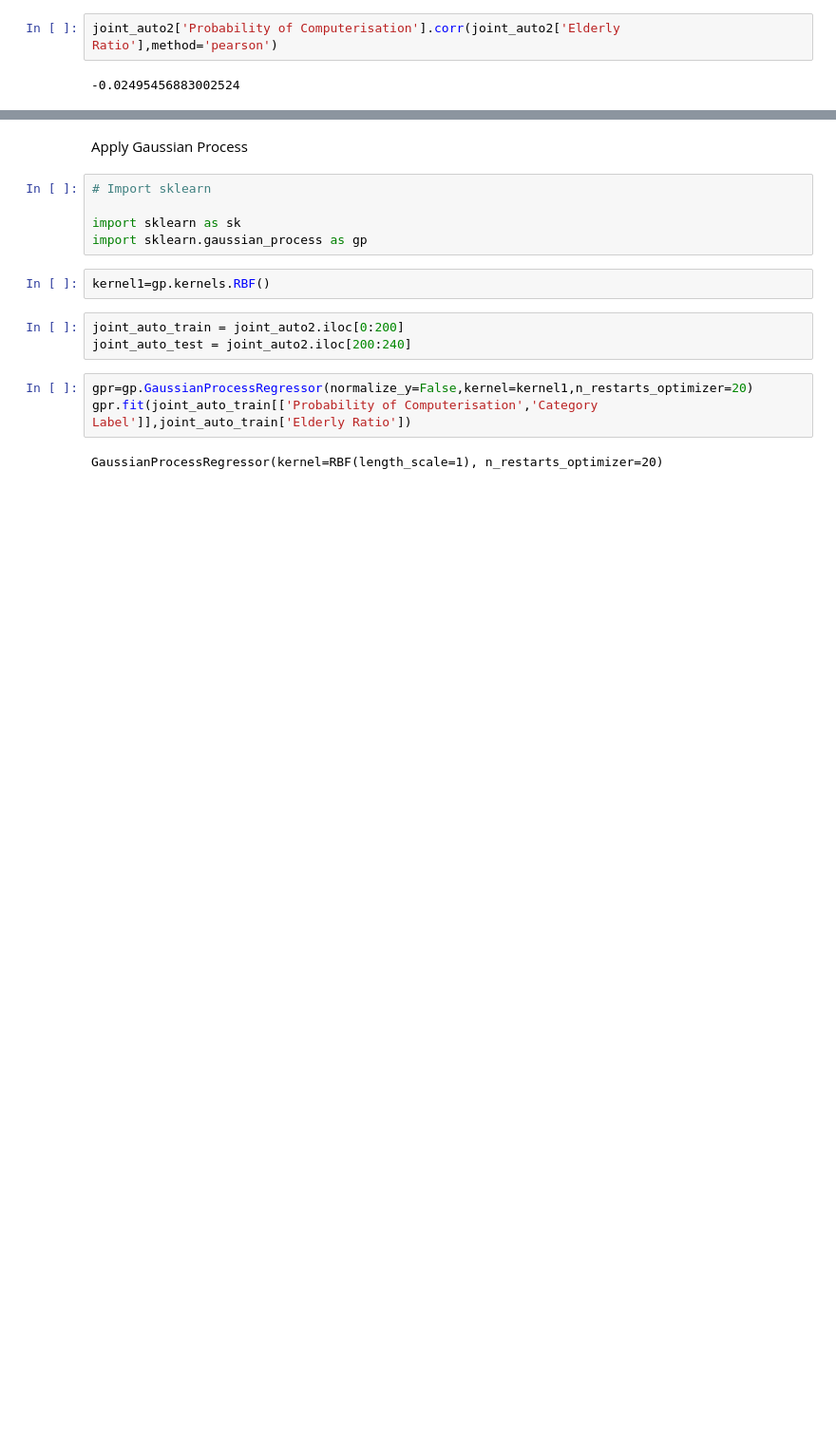
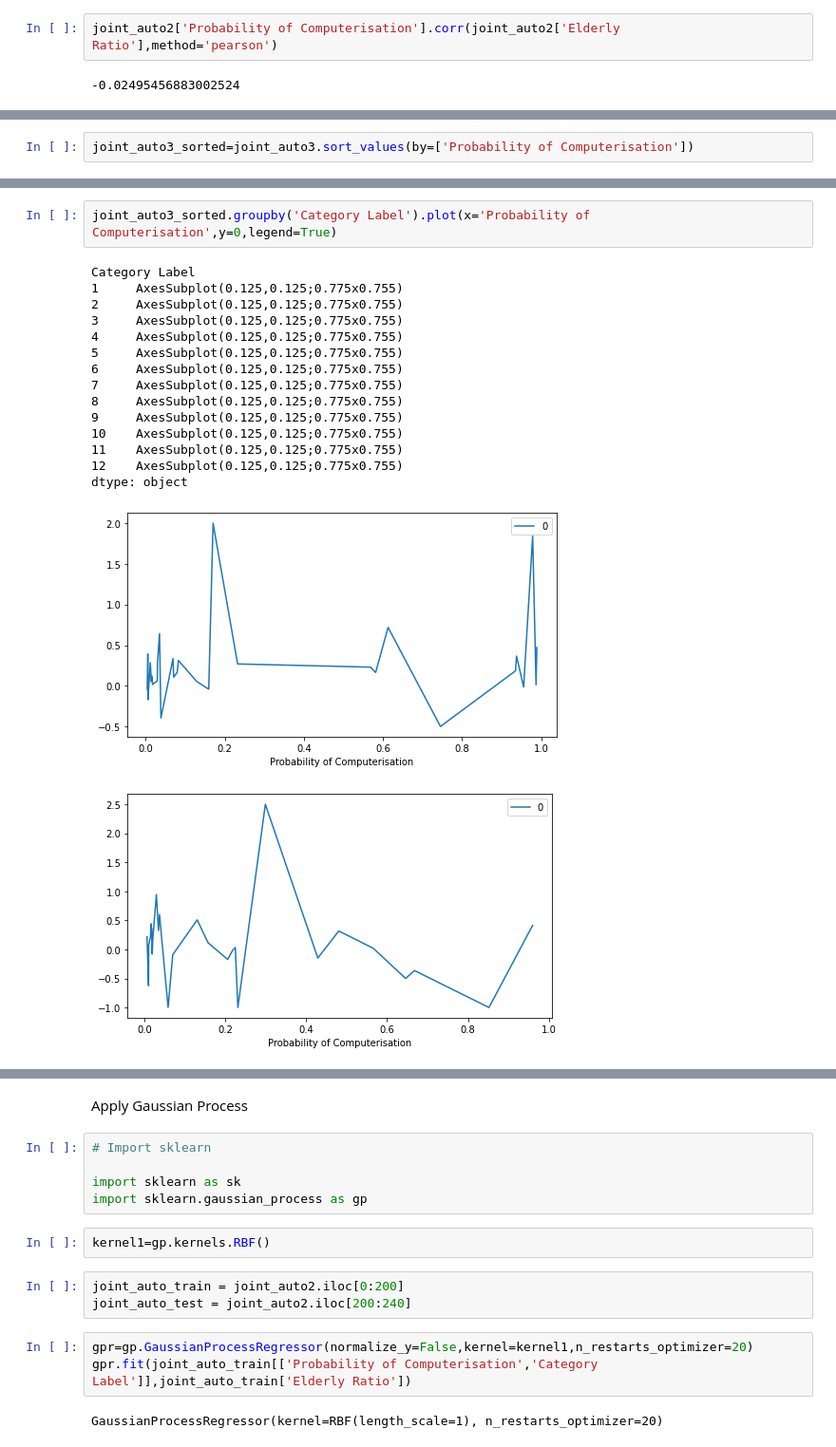
Before and after one commit to terencetan-c/4YP-The-Future-of-Work, a Jupyter notebook: Data cleaning/Data cleaning.ipynb, the cells around one changed output, grey strips where cells are left out. Shown at 95% size. Drawn from its saved outputs; the diff is of its cells as text; blank space fills up the shorter version.

```diff
--- a/Data cleaning/Data cleaning.ipynb
+++ b/Data cleaning/Data cleaning.ipynb
@@ -673,0 +737,2 @@ joint_auto.iloc[:,0:20]
+# %%
+joint_auto3_sorted=joint_auto3.sort_values(by=['Probability of Computerisation'])
@@ -673,0 +744,19 @@ joint_auto.iloc[:,0:20]
+# %%
+joint_auto3_sorted.groupby('Category Label').plot(x='Probability of Computerisation',y=0,legend=True)
+# %% [output]
+Category Label
+1     AxesSubplot(0.125,0.125;0.775x0.755)
+2     AxesSubplot(0.125,0.125;0.775x0.755)
+3     AxesSubplot(0.125,0.125;0.775x0.755)
+4     AxesSubplot(0.125,0.125;0.775x0.755)
+5     AxesSubplot(0.125,0.125;0.775x0.755)
+6     AxesSubplot(0.125,0.125;0.775x0.755)
+7     AxesSubplot(0.125,0.125;0.775x0.755)
+8     AxesSubplot(0.125,0.125;0.775x0.755)
+9     AxesSubplot(0.125,0.125;0.775x0.755)
+10    AxesSubplot(0.125,0.125;0.775x0.755)
+11    AxesSubplot(0.125,0.125;0.775x0.755)
+12    AxesSubplot(0.125,0.125;0.775x0.755)
+dtype: object
+[figure, added]
+[figure, added]
```
Also changed, not shown: parts of 34 cells of this notebook, 12 other files.
